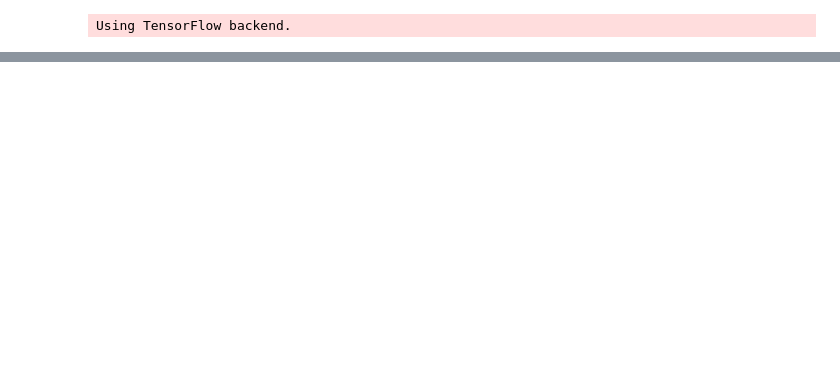
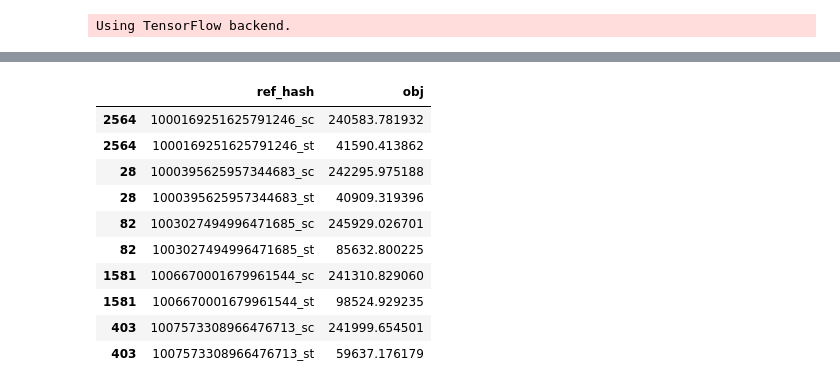
Before and after one commit to Elianagam/orgaDatosTp2, a Jupyter notebook: predicciones.ipynb, the cells around one changed output, grey strips where cells are left out. Cells and saved outputs as stored; diff of their text form; code cells hidden in the pictures; blank space fills up the shorter version.

Commit message:
Modelo final

```diff
--- a/predicciones.ipynb
+++ b/predicciones.ipynb
@@ -109,0 +80,9 @@ pd.merge(predictions, target_obj, on='ref_hash', how='inner').shape
+# %%
+target['ref_hash'] = target['ref_hash'].apply(lambda x: int(str(x)[:-3]))
+target = target.drop_duplicates('ref_hash')
+# %%
+auctions = pd.merge(auctions, target, on='ref_hash', how='right')
+auctions['last_auction_sec_to_end'] = auctions['last_auction_sec_to_end'].fillna(3600*24*3)
+auctions = auctions.fillna(0)
+
+clicks = pd.merge(clicks, target, on='ref_hash', how='inner')
@@ -109,0 +105,31 @@ pd.merge(predictions, target_obj, on='ref_hash', how='inner').shape
+# %%
+#Predicciones installs:
+model_auctions_installs = lgb.Booster(model_file='modelos/lightgbm_auctions_installs')
+model_events_installs = lgb.Booster(model_file='modelos/lightgbm_events_installs')
+model_clicks_installs = lgb.Booster(model_file='modelos/lightgbm_clicks_installs')
+model_installs_installs = lgb.Booster(model_file='modelos/lightgbm_installs_installs')
+
+events = pd.merge(events, target, on='ref_hash', how='right')
+events = events.fillna(0)
+
+installs = pd.merge(installs, target, on='ref_hash', how='right')
+installs = installs.fillna(0)
+
+pred_auctions_installs = model_auctions_installs.predict(auctions.drop(columns=['ref_hash']))
+pred_auctions_installs = pd.DataFrame({'ref_hash': auctions['ref_hash'],'obj_auc': pred_auctions_installs})
+pred_clicks_installs = model_clicks_installs.predict(clicks.drop(columns=['ref_hash']))
+pred_clicks_installs = pd.DataFrame({'ref_hash': clicks['ref_hash'],'obj_cli': pred_clicks_installs})
+pred_events_installs = model_events_installs.predict(events.drop(columns=['ref_hash']))
+pred_events_installs = pd.DataFrame({'ref_hash': events['ref_hash'],'obj_eve': pred_events_installs})
+pred_installs_installs = model_installs_installs.predict(installs.drop(columns=['ref_hash']))
+pred_installs_installs = pd.DataFrame({'ref_hash': installs['ref_hash'],'obj_ins': pred_installs_installs})
+
+predictions_installs = pd.merge(pred_auctions_installs, pred_clicks_installs, on='ref_hash', how='outer')
+predictions_installs = pd.merge(predictions_installs, pred_events_installs, on='ref_hash', how='outer')
+predictions_installs = pd.merge(predictions_installs, pred_installs_installs, on='ref_hash', how='outer')
+
+predictions_installs['obj'] = predictions_installs.apply(lambda x: x['obj_auc']*(1/3) + x['obj_eve']*(1/3) + x['obj_ins']*(1/3) if np.isnan(x['obj_cli']) else
+                                                         x['obj_auc']*0.25 + x['obj_ins']*0.25 + x['obj_eve']*0.25 + x['obj_cli']*0.25, axis=1)
+predictions_installs['obj'] = predictions_installs['obj'].apply(lambda x: 0 if x<0 else x)
+predictions_installs.drop(columns=['obj_auc', 'obj_cli', 'obj_eve', 'obj_ins'], inplace=True)
+predictions_installs['ref_hash'] = predictions_installs['ref_hash'].apply(lambda x: str(x) + '_sc')
@@ -110 +157,3 @@ pd.merge(predictions, target_obj, on='ref_hash', how='inner').shape
+# %%
+predictions = pd.concat([predictions_installs, predictions_auctions])
 # %%
@@ -111,0 +161,14 @@ predictions.to_csv('predicciones/predicciones1.csv')
+# %%
+predictions.sort_values('ref_hash').head(10)
+# %% [output]
+|  | ref_hash | obj |
+| 2564 | 1000169251625791246_sc | 240583.781932 |
+| 2564 | 1000169251625791246_st | 41590.413862 |
+| 28 | 1000395625957344683_sc | 242295.975188 |
+| 28 | 1000395625957344683_st | 40909.319396 |
+| 82 | 1003027494996471685_sc | 245929.026701 |
+| 82 | 1003027494996471685_st | 85632.800225 |
+| 1581 | 1006670001679961544_sc | 241310.829060 |
+| 1581 | 1006670001679961544_st | 98524.929235 |
+| 403 | 1007573308966476713_sc | 241999.654501 |
+| 403 | 1007573308966476713_st | 59637.176179 |
```
Also changed, not shown: parts of 27 cells of this notebook, 22 other files.
